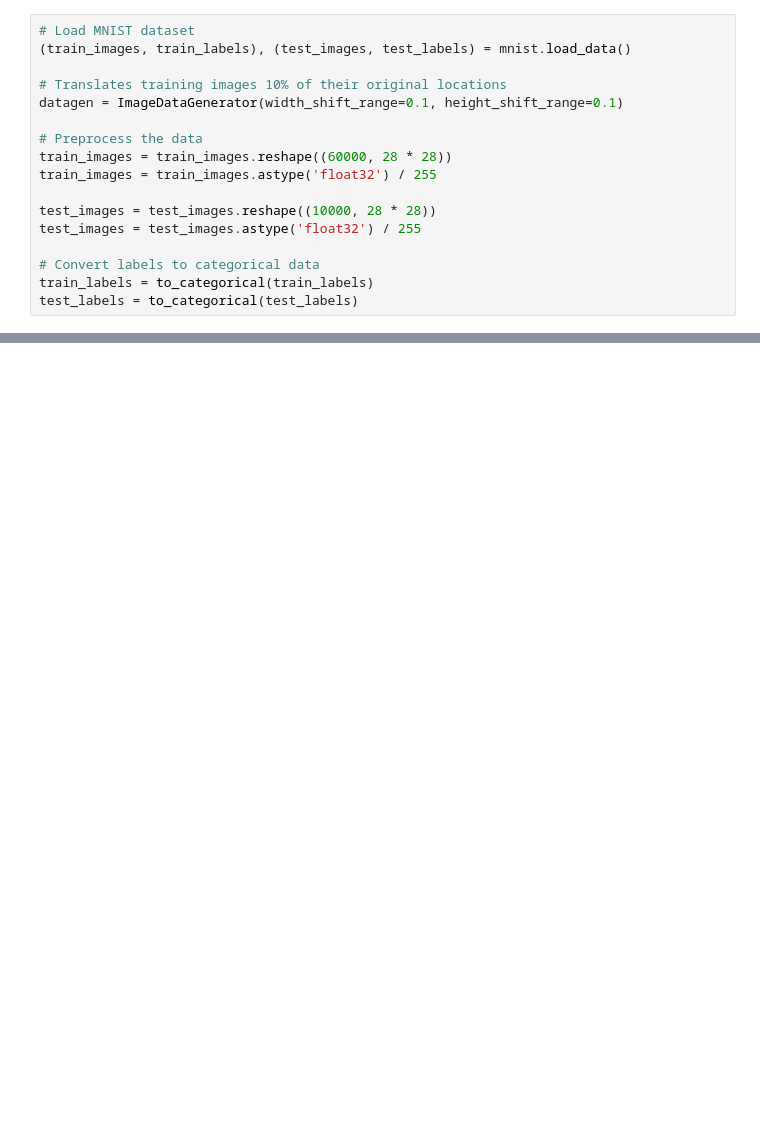
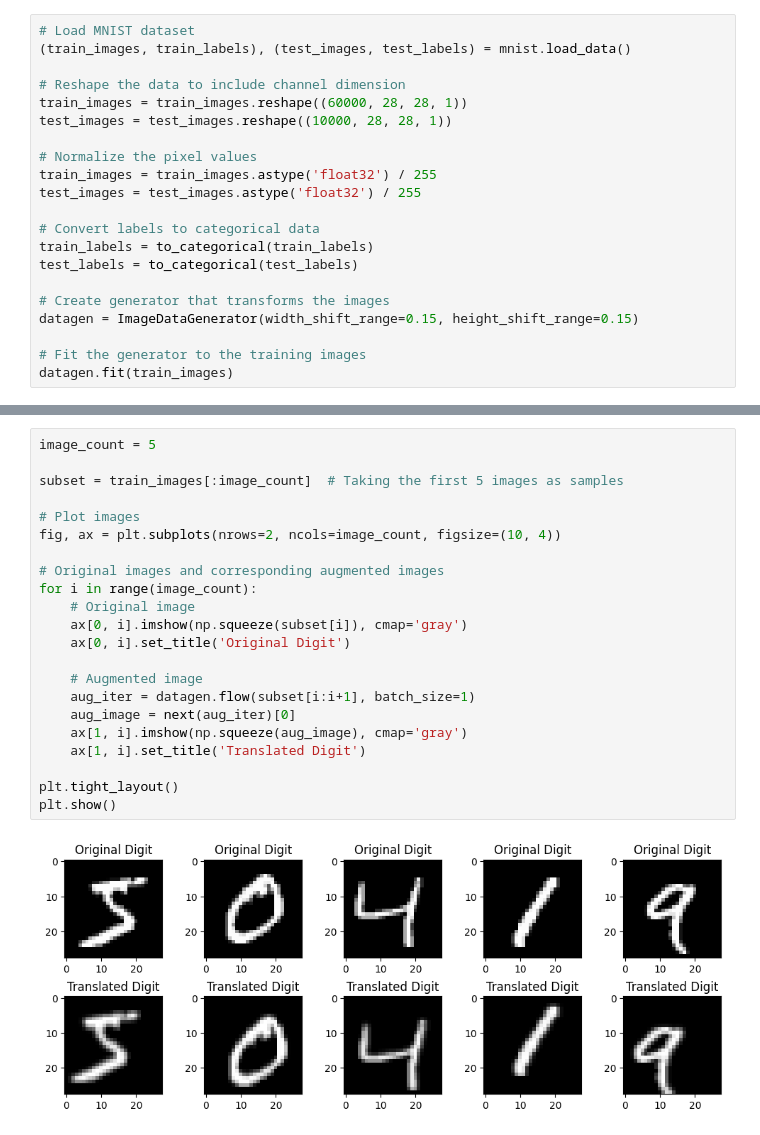
Before and after one commit to randytbushman/MachineLearning_Projects, a Jupyter notebook: mnist/translated_mnist_cnn.ipynb, the cells around one changed output, grey strips where cells are left out. Cells and saved outputs as stored; diff of their text form; blank space fills up the shorter version.

Commit message:
Created cnn model that identifies translated mnist digits

```diff
--- a/mnist/translated_mnist_cnn.ipynb
+++ b/mnist/translated_mnist_cnn.ipynb
@@ -11,16 +12,20 @@ import matplotlib.pyplot as plt
 # Load MNIST dataset
 (train_images, train_labels), (test_images, test_labels) = mnist.load_data()
 
-# Translates training images 10% of their original locations
-datagen = ImageDataGenerator(width_shift_range=0.1, height_shift_range=0.1)
+# Reshape the data to include channel dimension
+train_images = train_images.reshape((60000, 28, 28, 1))
+test_images = test_images.reshape((10000, 28, 28, 1))
 
-# Preprocess the data
-train_images = train_images.reshape((60000, 28 * 28))
+# Normalize the pixel values
 train_images = train_images.astype('float32') / 255
-
-test_images = test_images.reshape((10000, 28 * 28))
 test_images = test_images.astype('float32') / 255
 
 # Convert labels to categorical data
 train_labels = to_categorical(train_labels)
 test_labels = to_categorical(test_labels)
+
+# Create generator that transforms the images
+datagen = ImageDataGenerator(width_shift_range=0.15, height_shift_range=0.15)
+
+# Fit the generator to the training images
+datagen.fit(train_images)
@@ -30,3 +32,27 @@ Exception: URL fetch failure on https://storage.googleapis.com/tensorflow/tf-ker
+# %%
+image_count = 5
+
+subset = train_images[:image_count]  # Taking the first 5 images as samples
+
+# Plot images
+fig, ax = plt.subplots(nrows=2, ncols=image_count, figsize=(10, 4))
+
+# Original images and corresponding augmented images
+for i in range(image_count):
+    # Original image
+    ax[0, i].imshow(np.squeeze(subset[i]), cmap='gray')
+    ax[0, i].set_title('Original Digit')
+
+    # Augmented image
+    aug_iter = datagen.flow(subset[i:i+1], batch_size=1)
+    aug_image = next(aug_iter)[0]
+    ax[1, i].imshow(np.squeeze(aug_image), cmap='gray')
+    ax[1, i].set_title('Translated Digit')
+
+plt.tight_layout()
+plt.show()
+# %% [output]
+[figure, added]
 # %%
 # Setting parameters for Stochastic Gradient Descent (SGD) with Backpropagation Training of Multi-Layer Perceptron (MLP):
 minibatch_size = 64  # Mini-batch size for SGD
```
Also changed, not shown: parts of 5 cells of this notebook, 1 other file.
